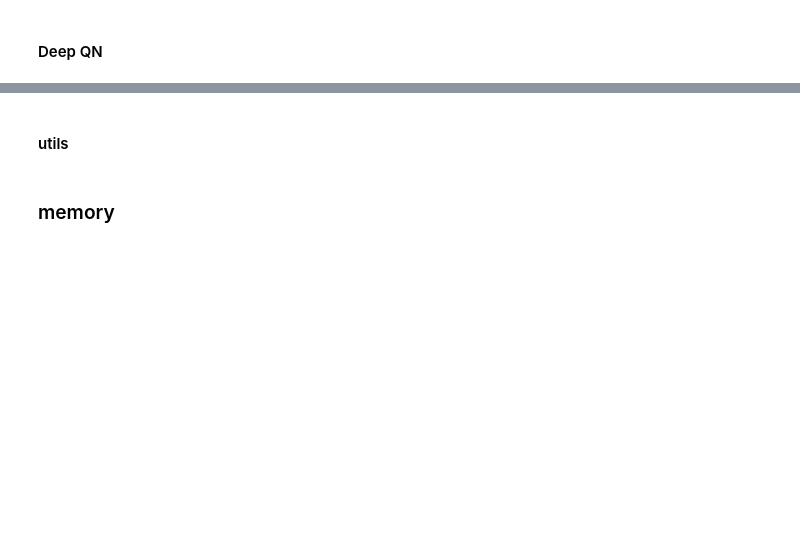
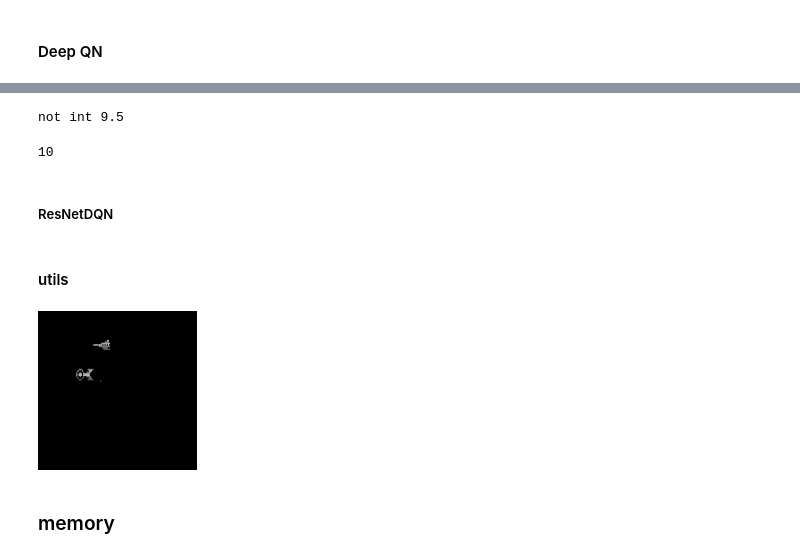
Before and after one commit to MElena14/COMP341, a Jupyter notebook: assignment2.ipynb, the cells around one changed output, grey strips where cells are left out. Saved outputs shown, nothing was run; the diff lists cells and outputs as text; code cells hidden in the pictures; blank space fills up the shorter version.

```diff
--- a/assignment2.ipynb
+++ b/assignment2.ipynb
@@ -170,0 +192,12 @@ class DQNCnn(nn.Module):
+# %%
+def get_cnn_output_size(in_size, kernel_size, stride=1, padding=0):
+    integer = int((in_size - kernel_size + 2 * padding) / stride) == ((in_size - kernel_size + 2 * padding) / stride)
+    if not integer:
+        print("not int", ((in_size - kernel_size + 2 * padding) / stride))
+    return int((in_size - kernel_size + 2 * padding) / stride) + 1
+get_cnn_output_size(in_size=20, kernel_size=3, stride=2, padding=1)
+# %% [output]
+not int 9.5
+10
+# %% [markdown]
+##### ResNetDQN
@@ -187,34 +264,56 @@ def preprocess_frame(screen, exclude, output):
     #Crop screen[Up: Down, Left: right]
     screen = screen[exclude[0]:exclude[2], exclude[3]:exclude[1]]
 
     # Convert to float, and normalized
     screen = np.ascontiguousarray(screen, dtype=np.float32) / 255
 
     # Resize image to 84 * 84
     screen = cv2.resize(screen, (output, output), interpolation = cv2.INTER_AREA)
     return screen
 
 def stack_frame(stacked_frames, frame, is_new):
     """Stacking Frames.
 
         Params
         ======
             stacked_frames (array): Four Channel Stacked Frame
             frame: Preprocessed Frame to be added
             is_new: Is the state First
         """
     if is_new:
         stacked_frames = np.stack(arrays=[frame, frame, frame, frame])
         stacked_frames = stacked_frames
     else:
         stacked_frames[0] = stacked_frames[1]
         stacked_frames[1] = stacked_frames[2]
         stacked_frames[2] = stacked_frames[3]
         stacked_frames[3] = frame
 
     return stacked_frames
 
-def stack_frames(frames, state, is_new=False):
-    frame = preprocess_frame(state, (0, -1, -70, 0), 84)
-    frames = stack_frame(frames, frame, is_new)
-    return frames
+frame_crops = {'DQNcnn': 84, 'ResNetDQN': 159}
+
+def get_stack_frames(net='DQNcnn'):
+    size = frame_crops[net]
+    def stack_frames(frames, state, is_new=False):
+        frame = preprocess_frame(state, (0, -10, -100, 9), size)
+        frames = stack_frame(frames, frame, is_new)
+        return frames
+    return stack_frames
+
+def show_cropped_image():
+    env = gym.make(env_name)
+    observation = env.reset()
+    t, done = 0, False
+    while not done and t < 260:
+      # env.render()
+      action = env.action_space.sample()
+      observation, reward, done, info = env.step(action)
+
+      t += 1
+                                # (UP, RIGHT, DOWN, LEFT)
+    f = preprocess_frame(observation, (0, -10, -100, 9), 159)
+    return PIL.Image.fromarray(np.uint8(f * 255), mode="L")
+show_cropped_image()
+# %% [output]
+[figure, added]
```
Also changed, not shown: parts of 27 cells of this notebook.
